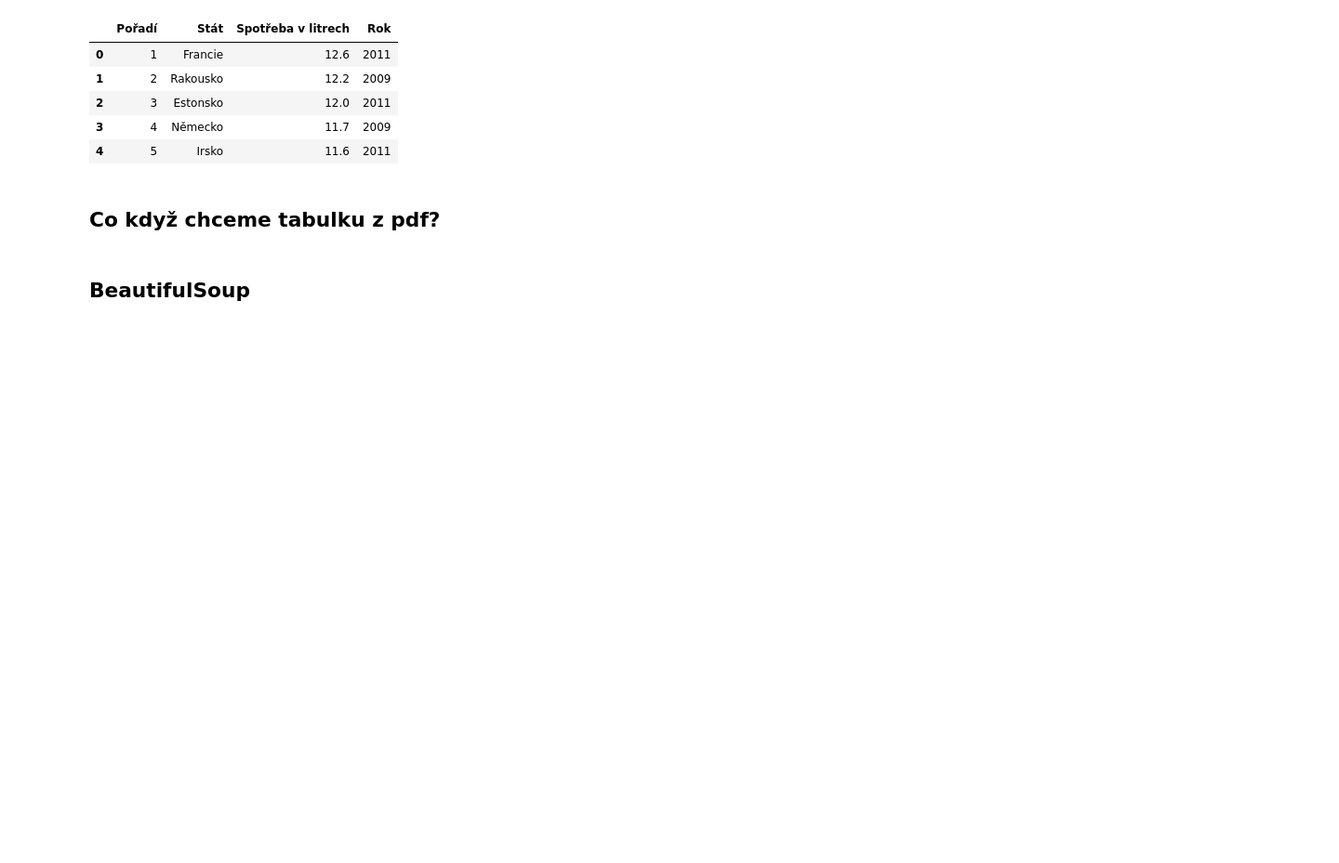
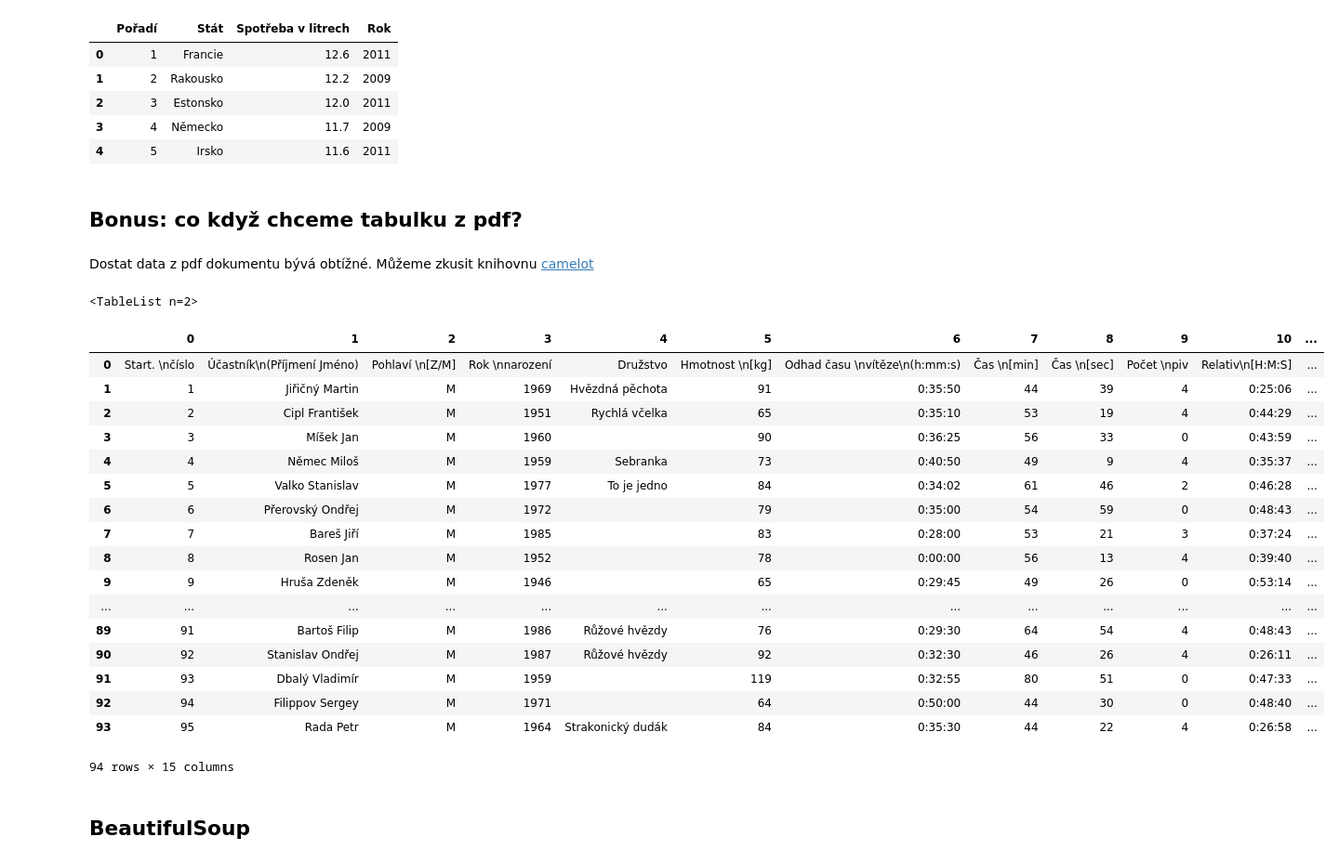
Before and after one commit to PyDataCZ/naucse.python.cz, a Jupyter notebook: lessons/pydata/webscraping/index.ipynb, the cells around one changed output. Shown at 93% size. Drawn from its saved outputs; the diff is of its cells as text; code cells hidden in the pictures; blank space fills up the shorter version.

```diff
--- a/lessons/pydata/webscraping/index.ipynb
+++ b/lessons/pydata/webscraping/index.ipynb
@@ -96,4 +96,6 @@ tables[1].head()
 | 3 | 4 | Německo | 11.7 | 2009 |
 | 4 | 5 | Irsko | 11.6 | 2011 |
 # %% [markdown]
-## Co když chceme tabulku z pdf?
+## Bonus: co když chceme tabulku z pdf?
+# %% [markdown]
+Dostat data z pdf dokumentu bývá obtížné. Můžeme zkusit knihovnu [camelot](https://camelot-py.readthedocs.io/en/master/)
@@ -100,3 +104,30 @@ tables[1].head()
+# %%
+tables = camelot.read_pdf('static/prd2014.pdf', pages='1-end')
+# %%
+tables
+# %% [output]
+<TableList n=2>
+# %%
+tables[0].df # převedeme tabulku do pandas dataframu
+# %% [output]
+|  | 0 | 1 | 2 | 3 | 4 | 5 | 6 | 7 | 8 | 9 | 10 | ... |
+| 0 | Start. \nčíslo | Účastník\n(Příjmení Jméno) | Pohlaví \n[Z/M] | Rok \nnarození | Družstvo | Hmotnost \n[kg] | Odhad času \nvítěze\n(h:mm:s) | Čas \n[min] | Čas \n[sec] | Počet \npiv | Relativ\n[H:M:S] | ... |
+| 1 | 1 | Jiřičný Martin | M | 1969 | Hvězdná pěchota | 91 | 0:35:50 | 44 | 39 | 4 | 0:25:06 | ... |
+| 2 | 2 | Cipl František | M | 1951 | Rychlá včelka | 65 | 0:35:10 | 53 | 19 | 4 | 0:44:29 | ... |
+| 3 | 3 | Míšek Jan | M | 1960 |  | 90 | 0:36:25 | 56 | 33 | 0 | 0:43:59 | ... |
+| 4 | 4 | Němec Miloš | M | 1959 | Sebranka | 73 | 0:40:50 | 49 | 9 | 4 | 0:35:37 | ... |
+| 5 | 5 | Valko Stanislav | M | 1977 | To je jedno | 84 | 0:34:02 | 61 | 46 | 2 | 0:46:28 | ... |
+| 6 | 6 | Přerovský Ondřej | M | 1972 |  | 79 | 0:35:00 | 54 | 59 | 0 | 0:48:43 | ... |
+| 7 | 7 | Bareš Jiří | M | 1985 |  | 83 | 0:28:00 | 53 | 21 | 3 | 0:37:24 | ... |
+| 8 | 8 | Rosen Jan | M | 1952 |  | 78 | 0:00:00 | 56 | 13 | 4 | 0:39:40 | ... |
+| 9 | 9 | Hruša Zdeněk | M | 1946 |  | 65 | 0:29:45 | 49 | 26 | 0 | 0:53:14 | ... |
+| ... | ... | ... | ... | ... | ... | ... | ... | ... | ... | ... | ... | ... |
+| 89 | 91 | Bartoš Filip | M | 1986 | Růžové hvězdy | 76 | 0:29:30 | 64 | 54 | 4 | 0:48:43 | ... |
+| 90 | 92 | Stanislav Ondřej | M | 1987 | Růžové hvězdy | 92 | 0:32:30 | 46 | 26 | 4 | 0:26:11 | ... |
+| 91 | 93 | Dbalý Vladimír | M | 1959 |  | 119 | 0:32:55 | 80 | 51 | 0 | 0:47:33 | ... |
+| 92 | 94 | Filippov Sergey | M | 1971 |  | 64 | 0:50:00 | 44 | 30 | 0 | 0:48:40 | ... |
+| 93 | 95 | Rada Petr | M | 1964 | Strakonický dudák | 84 | 0:35:30 | 44 | 22 | 4 | 0:26:58 | ... |
+94 rows × 15 columns
 # %% [markdown]
 ## BeautifulSoup
 # %% [markdown]
```
Also changed, not shown: parts of 8 cells of this notebook, 1 other file.
